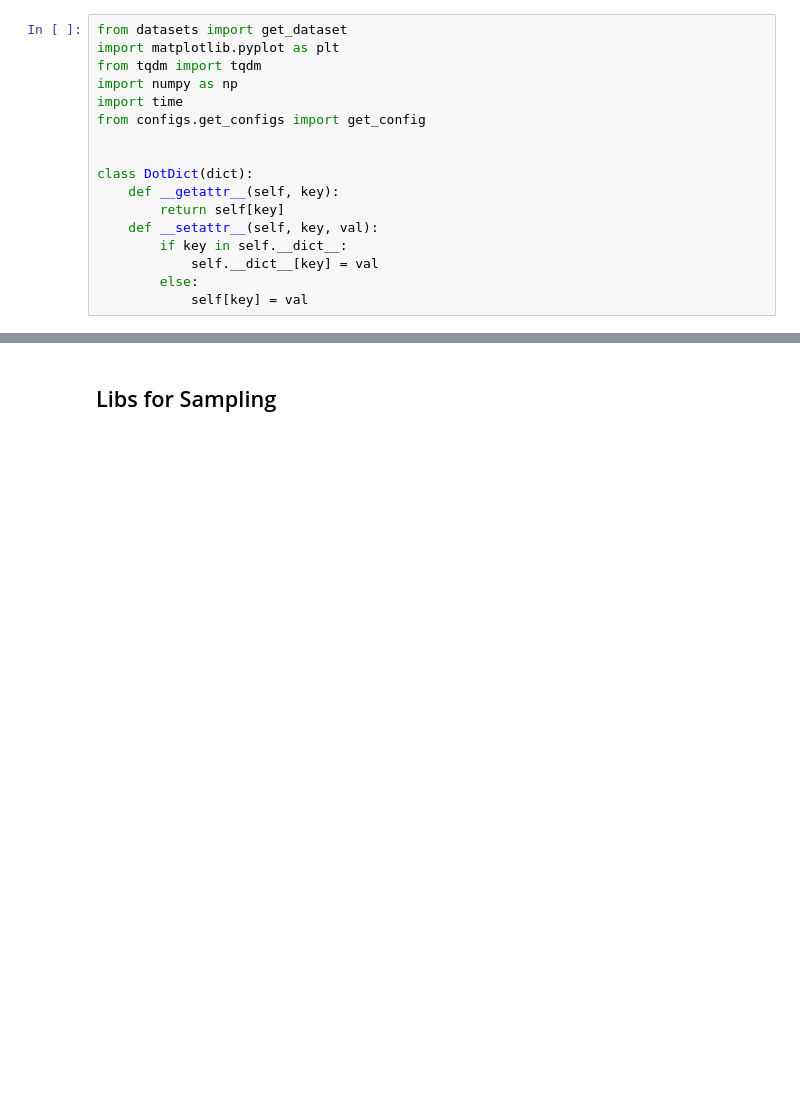
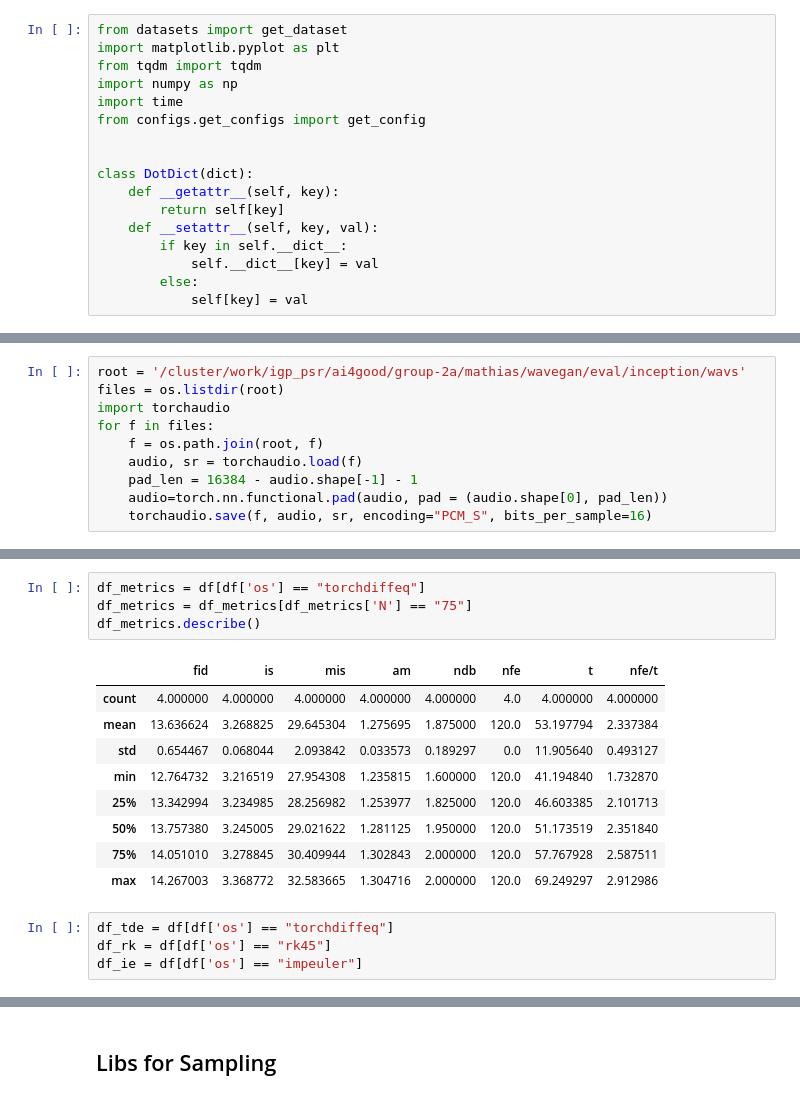
Before and after one commit to Newbeeer/Poisson_flow, a Jupyter notebook: tester.ipynb, the cells around one changed output, grey strips where cells are left out. Drawn from its saved outputs; the diff is of its cells as text; blank space fills up the shorter version.

```diff
--- a/tester.ipynb
+++ b/tester.ipynb
@@ -18,3 +24,13 @@ class DotDict(dict):
+# %%
+root = '/cluster/work/igp_psr/ai4good/group-2a/mathias/wavegan/eval/inception/wavs'
+files = os.listdir(root)
+import torchaudio
+for f in files:
+    f = os.path.join(root, f)
+    audio, sr = torchaudio.load(f)
+    pad_len = 16384 - audio.shape[-1] - 1
+    audio=torch.nn.functional.pad(audio, pad = (audio.shape[0], pad_len))
+    torchaudio.save(f, audio, sr, encoding="PCM_S", bits_per_sample=16)
 # %%
 import torch
 from evaluation import evaluate
@@ -50,0 +147,18 @@ args.config.eval.show_sampling = True
+# %%
+df_metrics = df[df['os'] == "torchdiffeq"]
+df_metrics = df_metrics[df_metrics['N'] == "75"]
+df_metrics.describe()
+# %% [output]
+|  | fid | is | mis | am | ndb | nfe | t | nfe/t |
+| count | 4.000000 | 4.000000 | 4.000000 | 4.000000 | 4.000000 | 4.0 | 4.000000 | 4.000000 |
+| mean | 13.636624 | 3.268825 | 29.645304 | 1.275695 | 1.875000 | 120.0 | 53.197794 | 2.337384 |
+| std | 0.654467 | 0.068044 | 2.093842 | 0.033573 | 0.189297 | 0.0 | 11.905640 | 0.493127 |
+| min | 12.764732 | 3.216519 | 27.954308 | 1.235815 | 1.600000 | 120.0 | 41.194840 | 1.732870 |
+| 25% | 13.342994 | 3.234985 | 28.256982 | 1.253977 | 1.825000 | 120.0 | 46.603385 | 2.101713 |
+| 50% | 13.757380 | 3.245005 | 29.021622 | 1.281125 | 1.950000 | 120.0 | 51.173519 | 2.351840 |
+| 75% | 14.051010 | 3.278845 | 30.409944 | 1.302843 | 2.000000 | 120.0 | 57.767928 | 2.587511 |
+| max | 14.267003 | 3.368772 | 32.583665 | 1.304716 | 2.000000 | 120.0 | 69.249297 | 2.912986 |
+# %%
+df_tde = df[df['os'] == "torchdiffeq"]
+df_rk = df[df['os'] == "rk45"]
+df_ie = df[df['os'] == "impeuler"]
```
Also changed, not shown: parts of 32 cells of this notebook, 14 other files.
